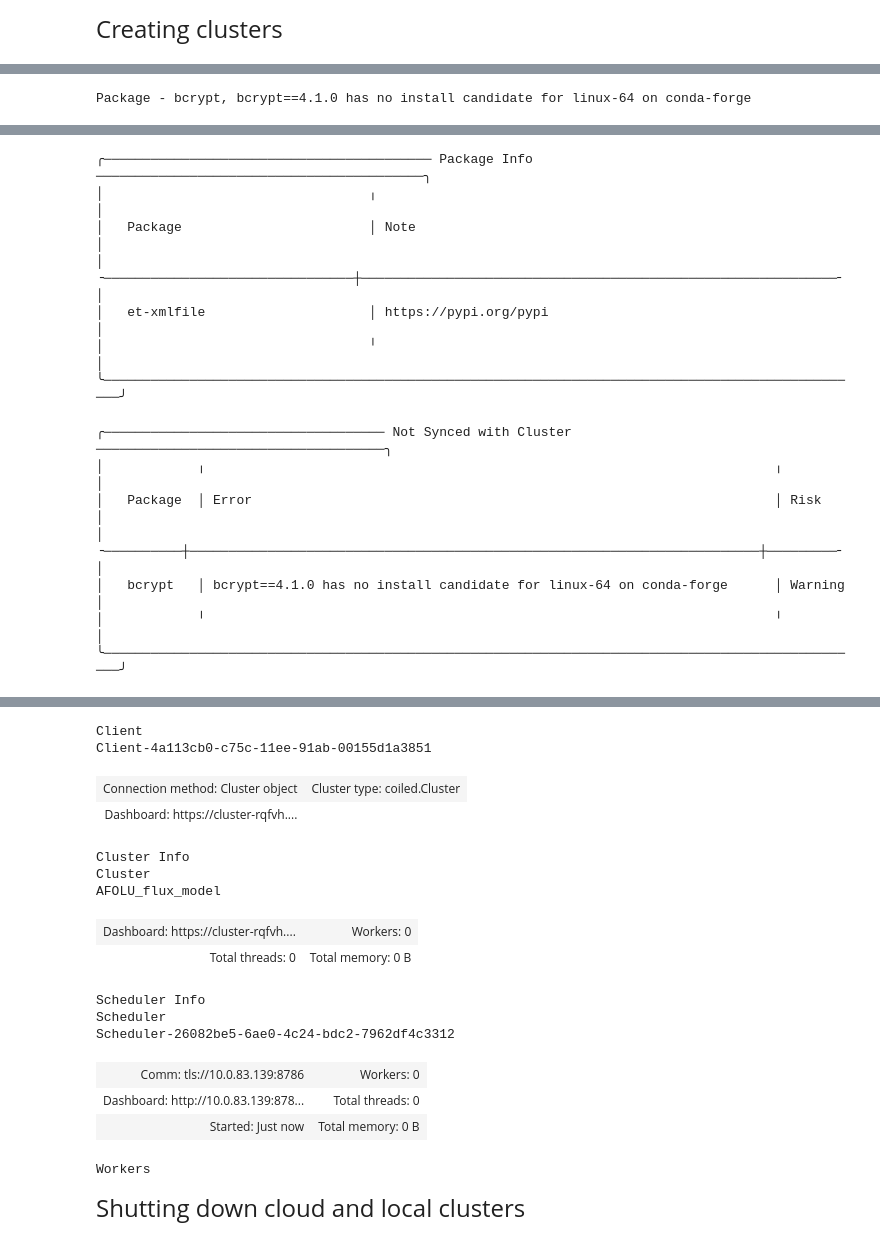
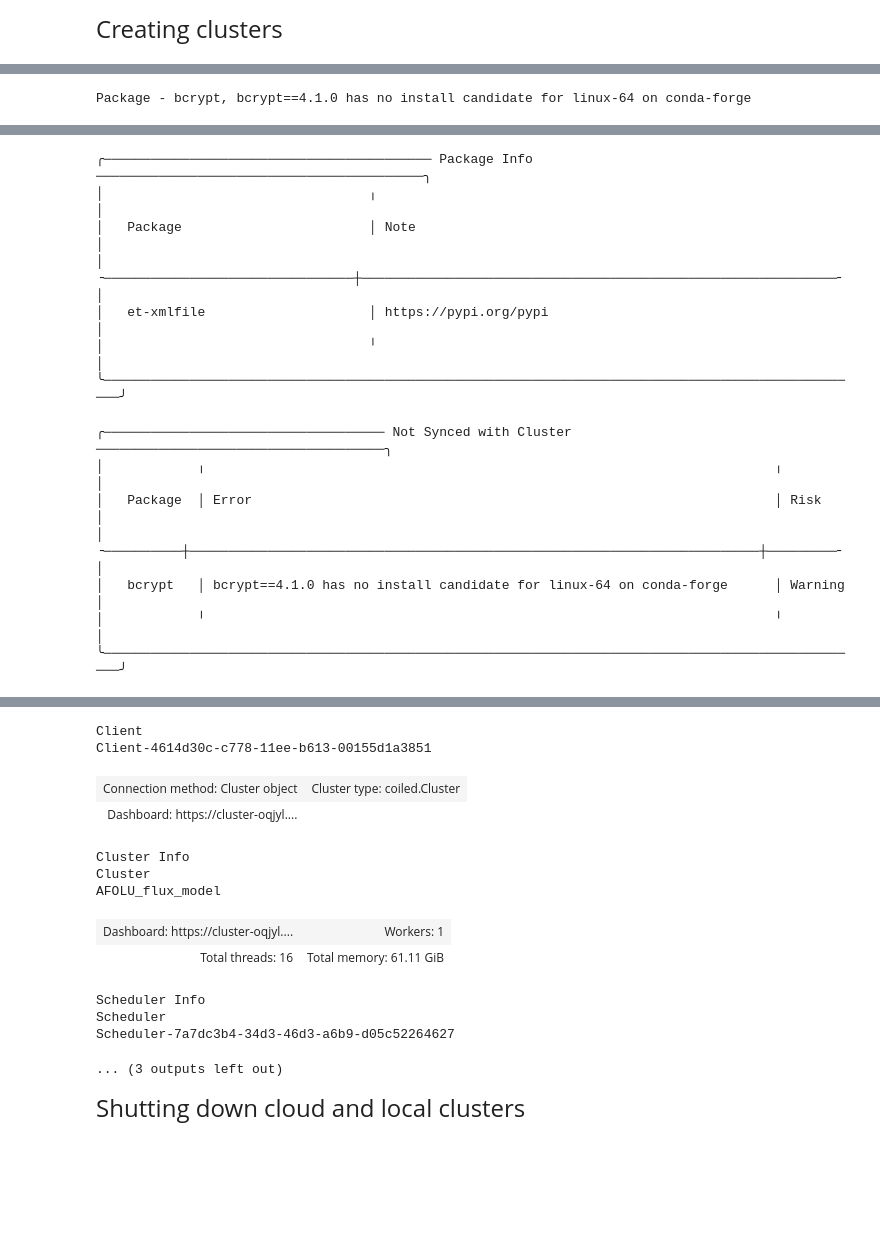
Before and after one commit to wri/AFOLU_GHG_flux_model, a Jupyter notebook: src/LULUCF/notebooks/utilities_and_variables.ipynb, the cells around one changed output, grey strips where cells are left out. Cells and saved outputs as stored; diff of their text form; code cells hidden in the pictures; blank space fills up the shorter version.

```diff
--- a/src/LULUCF/notebooks/utilities_and_variables.ipynb
+++ b/src/LULUCF/notebooks/utilities_and_variables.ipynb
@@ -53,55 +53,52 @@ coiled_client
 # %%
 # Test cluster
 coiled_cluster = coiled.Cluster(
-    n_workers=4,
+    n_workers=1,
     use_best_zone=True,
     compute_purchase_option="spot_with_fallback",
     idle_timeout="10 minutes",
     region="us-east-1",
     name="AFOLU_flux_model",
     account='jterry64', # Necessary to use the AWS environment that Justin set up in Coiled
-    worker_memory = "32GiB"
+    worker_memory = "64GiB"
 )
 
 # Coiled cluster (cloud run)
 coiled_client = coiled_cluster.get_client()
 coiled_client
 # %% [output]
 [interactive output not drawn]
 Package - bcrypt, bcrypt==4.1.0 has no install candidate for linux-64 on conda-forge
 [interactive output not drawn]
 ╭────────────────────────────────────────── Package Info ──────────────────────────────────────────╮
 │                                  ╷                                                               │
 │   Package                        │ Note                                                          │
 │ ╶────────────────────────────────┼─────────────────────────────────────────────────────────────╴ │
 │   et-xmlfile                     │ https://pypi.org/pypi                                         │
 │                                  ╵                                                               │
 ╰──────────────────────────────────────────────────────────────────────────────────────────────────╯
 ╭──────────────────────────────────── Not Synced with Cluster ─────────────────────────────────────╮
 │            ╷                                                                         ╷           │
 │   Package  │ Error                                                                   │ Risk      │
 │ ╶──────────┼─────────────────────────────────────────────────────────────────────────┼─────────╴ │
 │   bcrypt   │ bcrypt==4.1.0 has no install candidate for linux-64 on conda-forge      │ Warning   │
 │            ╵                                                                         ╵           │
 ╰──────────────────────────────────────────────────────────────────────────────────────────────────╯
 [interactive output not drawn]
 [interactive output not drawn]
 Client
-Client-4a113cb0-c75c-11ee-91ab-00155d1a3851
+Client-4614d30c-c778-11ee-b613-00155d1a3851
 | Connection method: Cluster object | Cluster type: coiled.Cluster |
-| Dashboard: https://cluster-rqfvh.... |  |
+| Dashboard: https://cluster-oqjyl.... |  |
 Cluster Info
 Cluster
 AFOLU_flux_model
-| Dashboard: https://cluster-rqfvh.... | Workers: 0 |
-| Total threads: 0 | Total memory: 0 B |
+| Dashboard: https://cluster-oqjyl.... | Workers: 1 |
+| Total threads: 16 | Total memory: 61.11 GiB |
 Scheduler Info
 Scheduler
-Scheduler-26082be5-6ae0-4c24-bdc2-7962df4c3312
+Scheduler-7a7dc3b4-34d3-46d3-a6b9-d05c52264627
-| Comm: tls://10.0.83.139:8786 | Workers: 0 |
-| Dashboard: http://10.0.83.139:878... | Total threads: 0 |
-| Started: Just now | Total memory: 0 B |
-Workers
+... (3 outputs left out)
 # %%
 # Local single-process cluster (local run). Will run .compute() on just one process, not a whole cluster.
 local_client = Client(processes=False)
```
Also changed, not shown: parts of 7 cells of this notebook.
